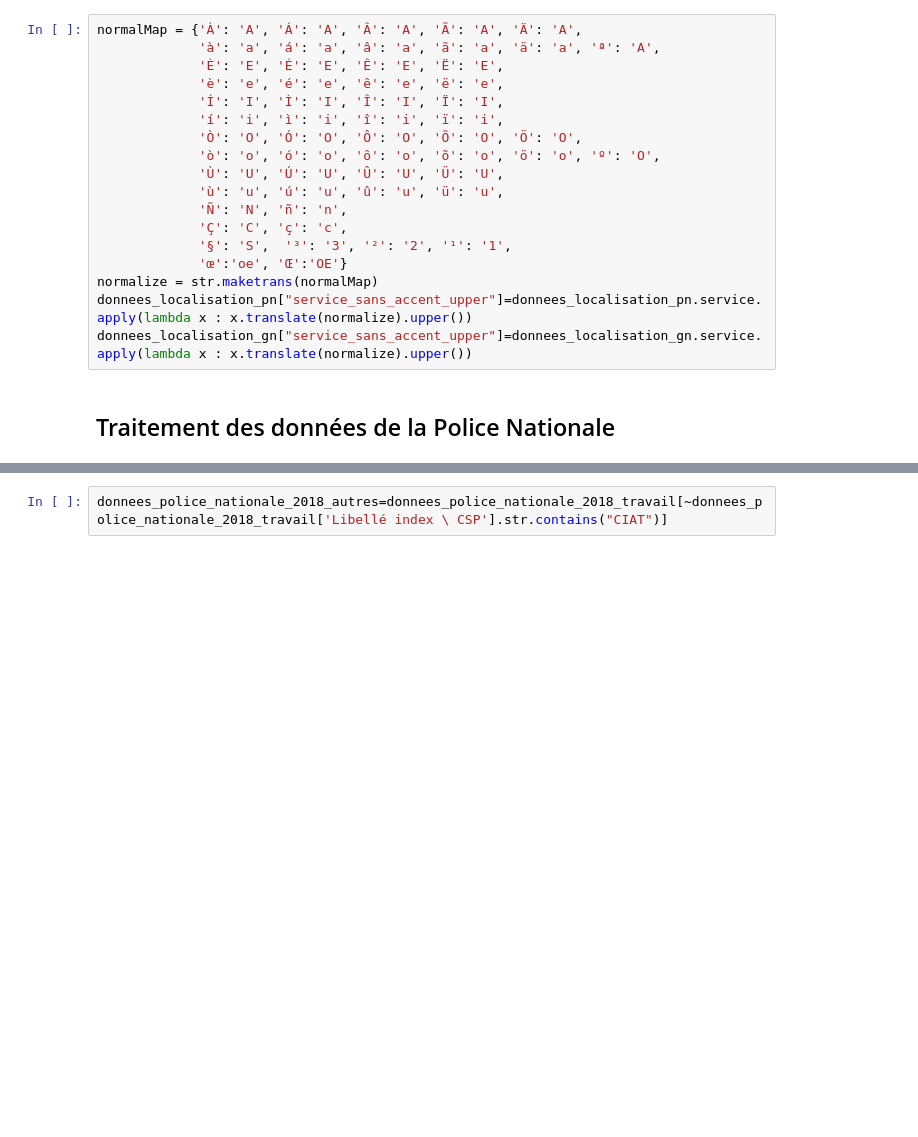
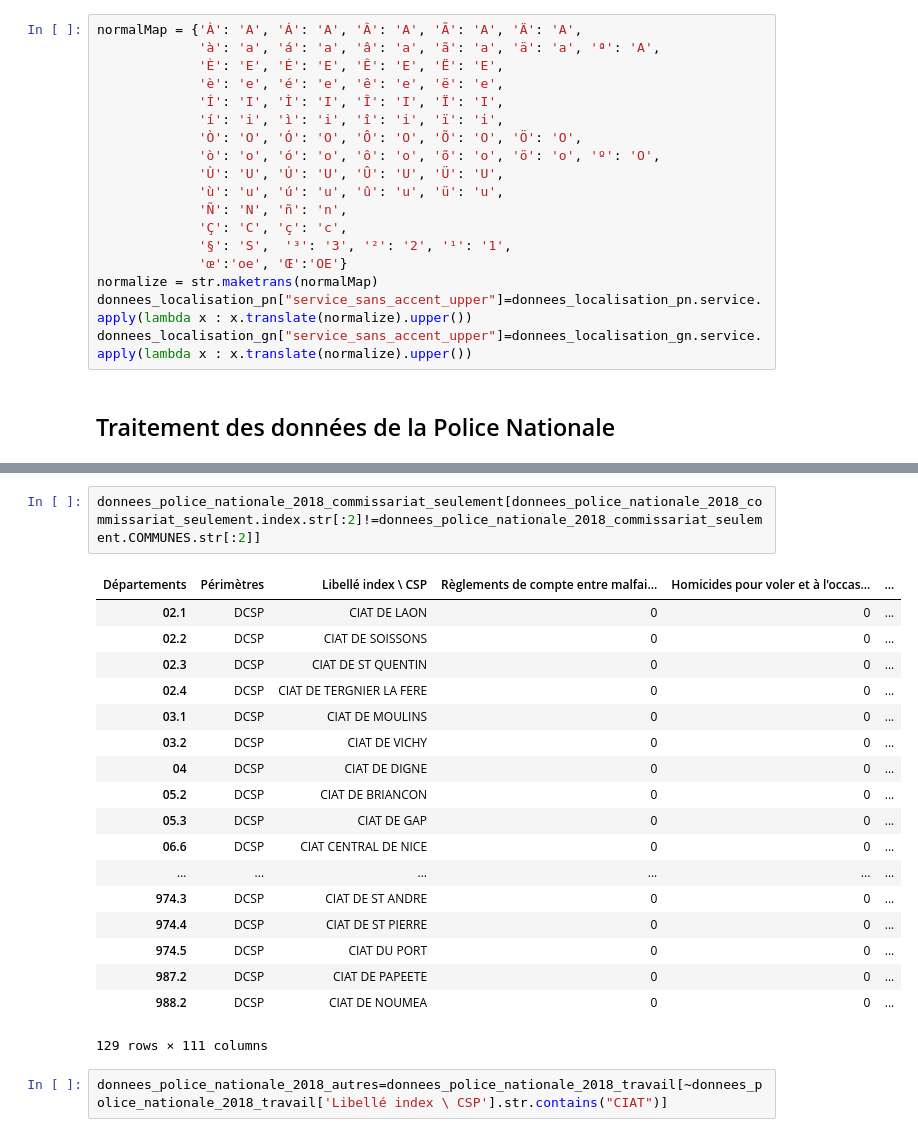
Before and after one commit to cthiounn/python-datascience-ENSAE-2A, a Jupyter notebook: Etude communale/1_Recup_donnees.ipynb, the cells around one changed output, grey strips where cells are left out. Saved outputs shown, nothing was run; the diff lists cells and outputs as text; blank space fills up the shorter version.

```diff
--- a/Etude communale/1_Recup_donnees.ipynb
+++ b/Etude communale/1_Recup_donnees.ipynb
@@ -243,3 +297,24 @@ See the caveats in the documentation: https://pandas.pydata.org/pandas-docs/stab
+# %%
+donnees_police_nationale_2018_commissariat_seulement[donnees_police_nationale_2018_commissariat_seulement.index.str[:2]!=donnees_police_nationale_2018_commissariat_seulement.COMMUNES.str[:2]]
+# %% [output]
+| Départements | Périmètres | Libellé index \ CSP | Règlements de compte entre malfai... | Homicides pour voler et à l'occas... | ... |
+| 02.1 | DCSP | CIAT DE LAON | 0 | 0 | ... |
+| 02.2 | DCSP | CIAT DE SOISSONS | 0 | 0 | ... |
+| 02.3 | DCSP | CIAT DE ST QUENTIN | 0 | 0 | ... |
+| 02.4 | DCSP | CIAT DE TERGNIER LA FERE | 0 | 0 | ... |
+| 03.1 | DCSP | CIAT DE MOULINS | 0 | 0 | ... |
+| 03.2 | DCSP | CIAT DE VICHY | 0 | 0 | ... |
+| 04 | DCSP | CIAT DE DIGNE | 0 | 0 | ... |
+| 05.2 | DCSP | CIAT DE BRIANCON | 0 | 0 | ... |
+| 05.3 | DCSP | CIAT DE GAP | 0 | 0 | ... |
+| 06.6 | DCSP | CIAT CENTRAL DE NICE | 0 | 0 | ... |
+| ... | ... | ... | ... | ... | ... |
+| 974.3 | DCSP | CIAT DE ST ANDRE | 0 | 0 | ... |
+| 974.4 | DCSP | CIAT DE ST PIERRE | 0 | 0 | ... |
+| 974.5 | DCSP | CIAT DU PORT | 0 | 0 | ... |
+| 987.2 | DCSP | CIAT DE PAPEETE | 0 | 0 | ... |
+| 988.2 | DCSP | CIAT DE NOUMEA | 0 | 0 | ... |
+129 rows × 111 columns
 # %%
 donnees_police_nationale_2018_autres=donnees_police_nationale_2018_travail[~donnees_police_nationale_2018_travail['Libellé index \ CSP'].str.contains("CIAT")]
 # %%
```
Also changed, not shown: parts of 10 cells of this notebook.
